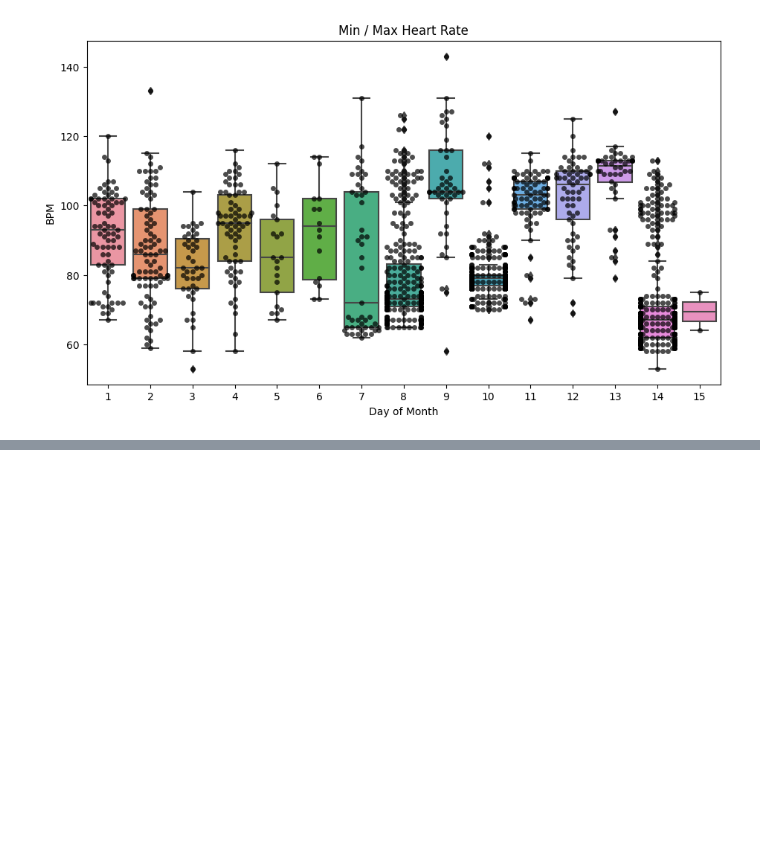
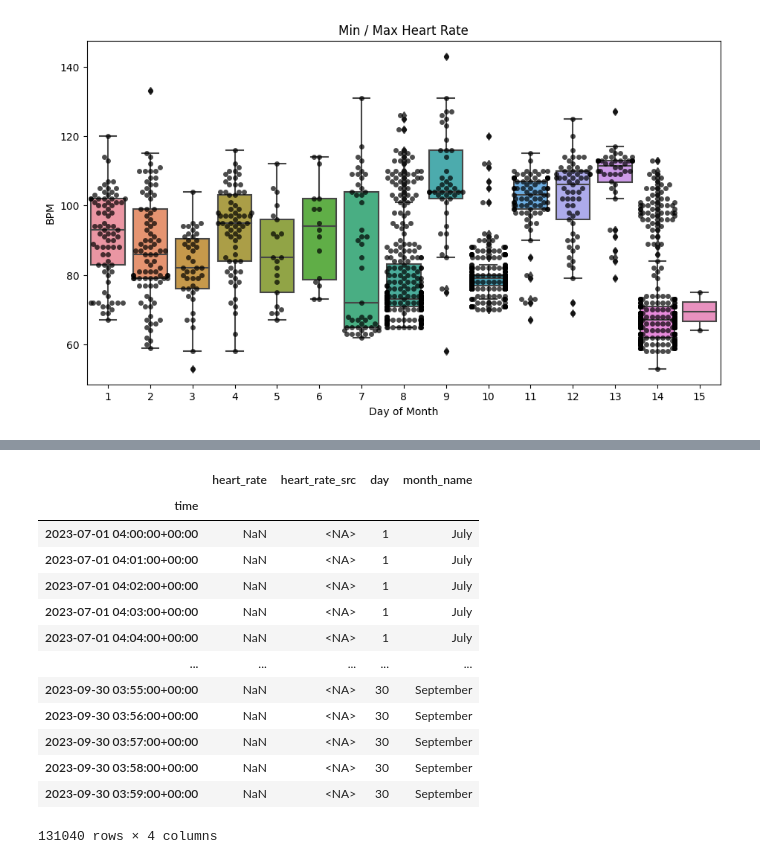
Before and after one commit to fulcradynamics/demos, a Jupyter notebook: notebooks/Data_Visualization.ipynb, the cells around one changed output, grey strips where cells are left out. Saved outputs shown, nothing was run; the diff lists cells and outputs as text; code cells hidden in the pictures; blank space fills up the shorter version.

```diff
--- a/notebooks/Data_Visualization.ipynb
+++ b/notebooks/Data_Visualization.ipynb
@@ -182,0 +186,32 @@ Text(0.5, 1.0, 'Min / Max Heart Rate')
+# %%
+# Get Heart Rate data from Fulcra API that spans beginning of July to end of September
+# Note: omit sample rate to use default of one second
+df2 = fulcra.time_series_grouped(
+    start_time = '2023-07-01 04:00:00.000Z',
+    end_time = '2023-09-30 04:00:00.000Z',
+    metrics = [
+      'HeartRate',
+    ]
+)
+
+# set day and month columns for convenience
+df2['day'] = df2.index.day
+df2['month_name'] = df2.index.month_name()
+
+# inspect returned data frame
+df2
+# %% [output]
+|  | heart_rate | heart_rate_src | day | month_name |
+| time |  |  |  |  |
+| 2023-07-01 04:00:00+00:00 | NaN | <NA> | 1 | July |
+| 2023-07-01 04:01:00+00:00 | NaN | <NA> | 1 | July |
+| 2023-07-01 04:02:00+00:00 | NaN | <NA> | 1 | July |
+| 2023-07-01 04:03:00+00:00 | NaN | <NA> | 1 | July |
+| 2023-07-01 04:04:00+00:00 | NaN | <NA> | 1 | July |
+| ... | ... | ... | ... | ... |
+| 2023-09-30 03:55:00+00:00 | NaN | <NA> | 30 | September |
+| 2023-09-30 03:56:00+00:00 | NaN | <NA> | 30 | September |
+| 2023-09-30 03:57:00+00:00 | NaN | <NA> | 30 | September |
+| 2023-09-30 03:58:00+00:00 | NaN | <NA> | 30 | September |
+| 2023-09-30 03:59:00+00:00 | NaN | <NA> | 30 | September |
+131040 rows × 4 columns
```
Also changed, not shown: parts of 3 cells of this notebook.
